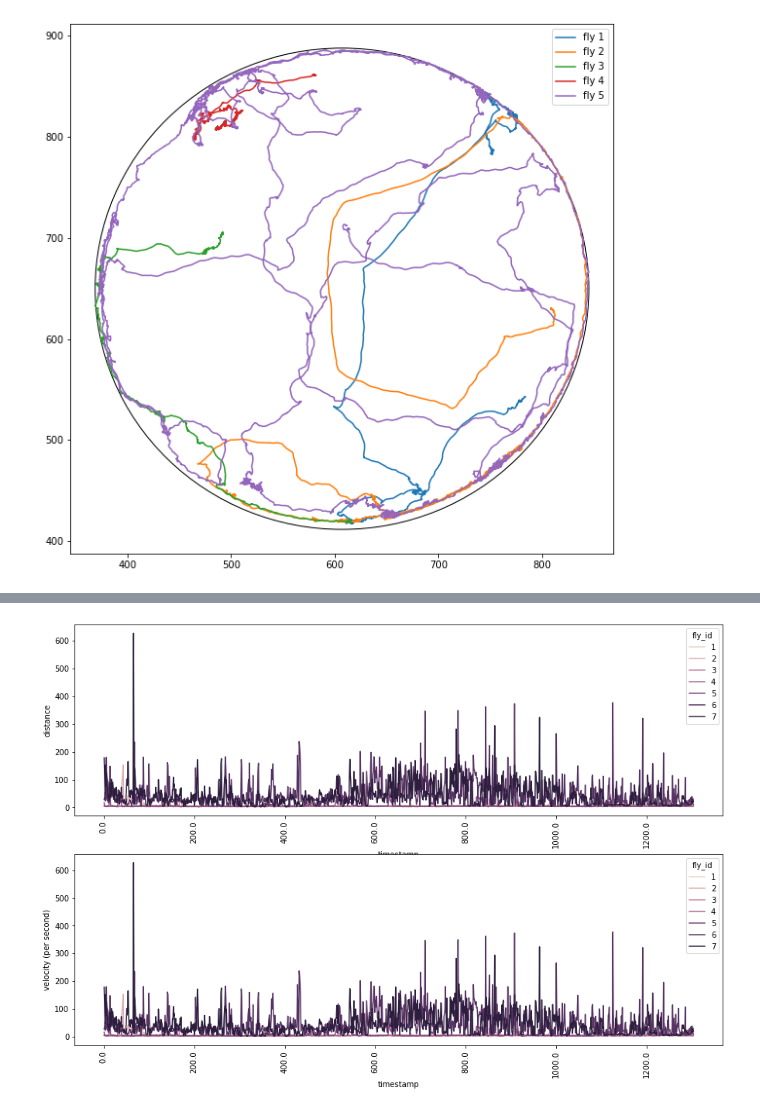
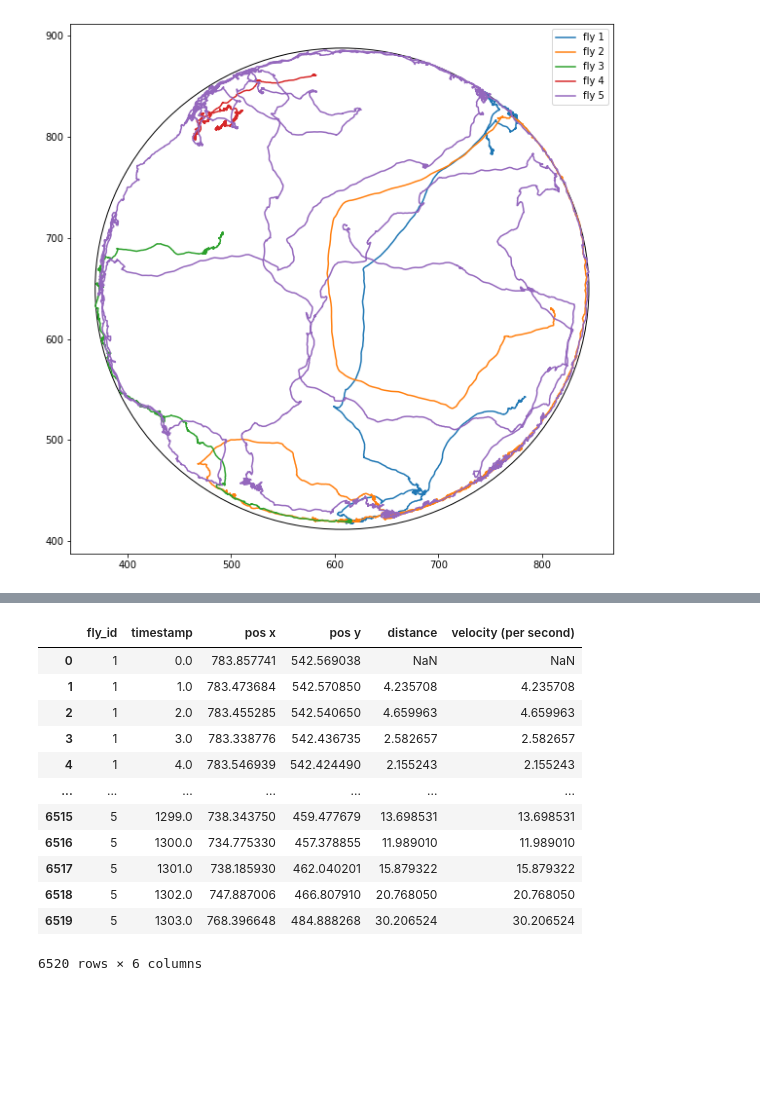
Before and after one commit to andystopia/motra, a Jupyter notebook: example.ipynb, the cells around one changed output, grey strips where cells are left out. Saved outputs shown, nothing was run; the diff lists cells and outputs as text; code cells hidden in the pictures; blank space fills up the shorter version.

```diff
--- a/example.ipynb
+++ b/example.ipynb
@@ -53,4 +40,0 @@ stats
-# %%
-motra.visualize_stats(stats[stats["fly_id"] < 8])
-# %% [output]
-[figure, removed]
@@ -56,0 +43,17 @@ motra.visualize_stats(stats[stats["fly_id"] < 8])
+# %%
+stats_1 = motra.stats(arena_1)
+stats_1
+# %% [output]
+|  | fly_id | timestamp | pos x | pos y | distance | velocity (per second) |
+| 0 | 1 | 0.0 | 783.857741 | 542.569038 | NaN | NaN |
+| 1 | 1 | 1.0 | 783.473684 | 542.570850 | 4.235708 | 4.235708 |
+| 2 | 1 | 2.0 | 783.455285 | 542.540650 | 4.659963 | 4.659963 |
+| 3 | 1 | 3.0 | 783.338776 | 542.436735 | 2.582657 | 2.582657 |
+| 4 | 1 | 4.0 | 783.546939 | 542.424490 | 2.155243 | 2.155243 |
+| ... | ... | ... | ... | ... | ... | ... |
+| 6515 | 5 | 1299.0 | 738.343750 | 459.477679 | 13.698531 | 13.698531 |
+| 6516 | 5 | 1300.0 | 734.775330 | 457.378855 | 11.989010 | 11.989010 |
+| 6517 | 5 | 1301.0 | 738.185930 | 462.040201 | 15.879322 | 15.879322 |
+| 6518 | 5 | 1302.0 | 747.887006 | 466.807910 | 20.768050 | 20.768050 |
+| 6519 | 5 | 1303.0 | 768.396648 | 484.888268 | 30.206524 | 30.206524 |
+6520 rows × 6 columns
```
Also changed, not shown: parts of 11 cells of this notebook, 3 other files.
